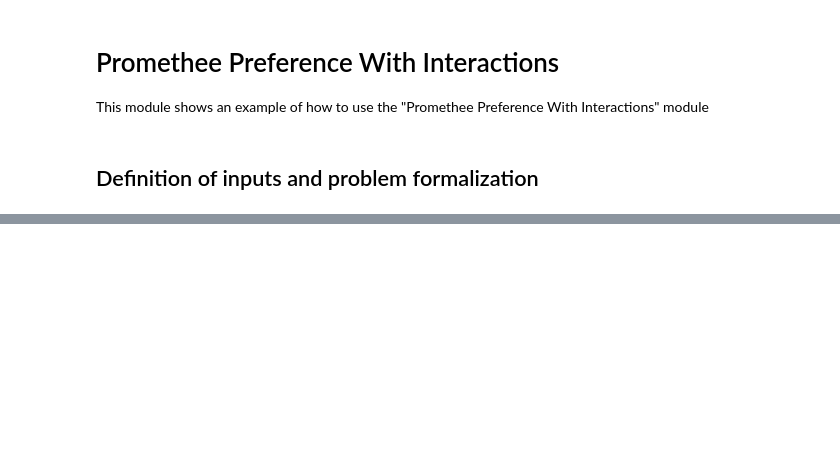
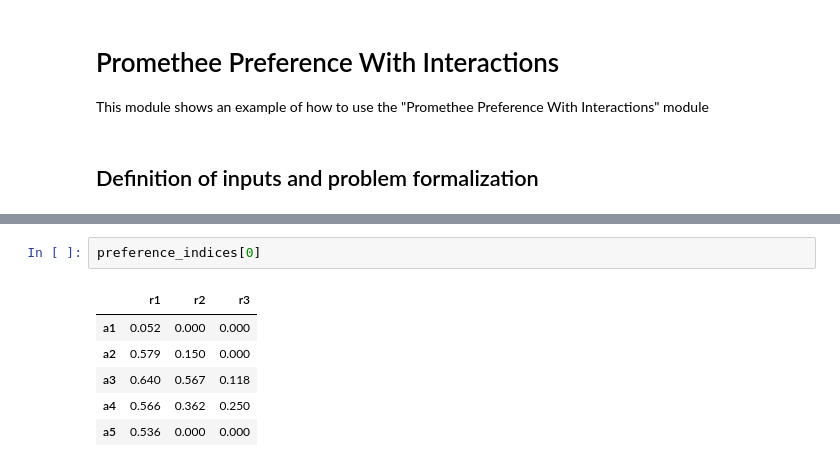
Before and after one commit to WAndraszyk/Construct-your-own-PROMETHEE-with-Python-for-MCDA, a Jupyter notebook: examples/preference/PrometheePreferenceWithInteractionsExample.ipynb, the cells around one changed output, grey strips where cells are left out. Drawn from its saved outputs; the diff is of its cells as text; blank space fills up the shorter version.

```diff
--- a/examples/preference/PrometheePreferenceWithInteractionsExample.ipynb
+++ b/examples/preference/PrometheePreferenceWithInteractionsExample.ipynb
@@ -77,0 +137,9 @@ preference_indices
+# %%
+preference_indices[0]
+# %% [output]
+|  | r1 | r2 | r3 |
+| a1 | 0.052 | 0.000 | 0.000 |
+| a2 | 0.579 | 0.150 | 0.000 |
+| a3 | 0.640 | 0.567 | 0.118 |
+| a4 | 0.566 | 0.362 | 0.250 |
+| a5 | 0.536 | 0.000 | 0.000 |
```
Also changed, not shown: parts of 17 cells of this notebook, 21 other files.
